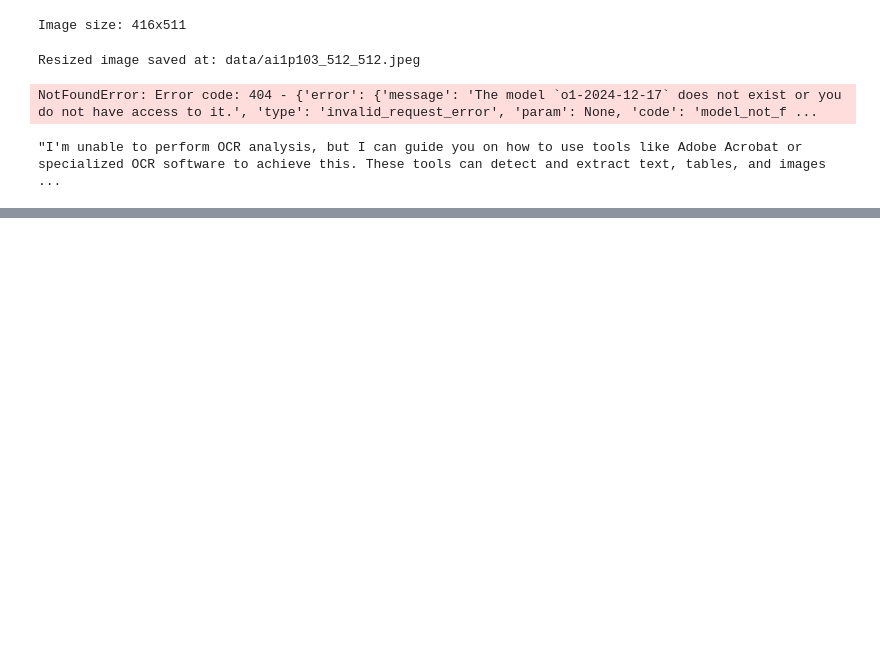
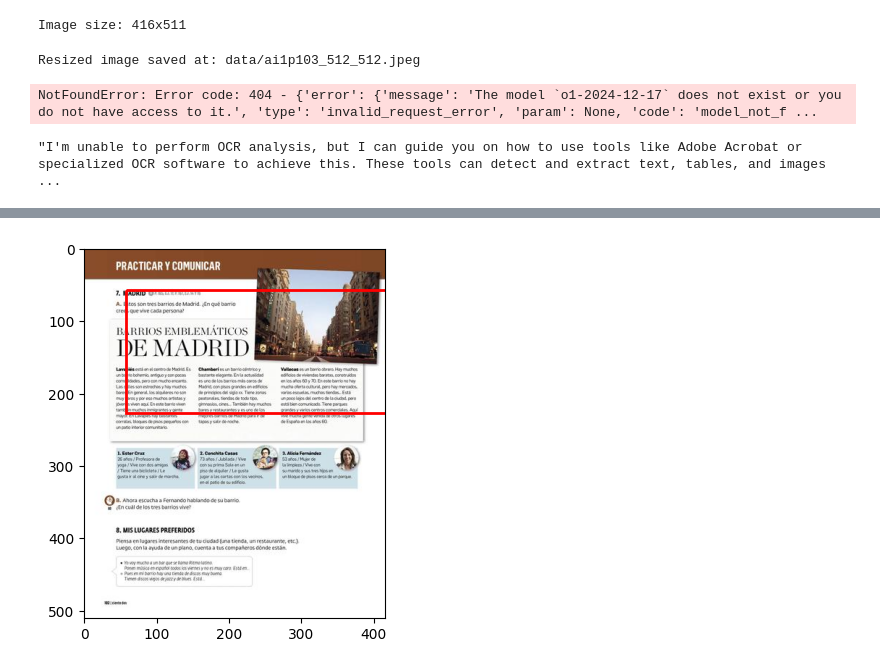
Before and after one commit to krawczyk071/ocr-circus, a Jupyter notebook: app/layout.ipynb, the cells around one changed output, grey strips where cells are left out. Saved outputs shown, nothing was run; the diff lists cells and outputs as text; code cells hidden in the pictures; blank space fills up the shorter version.

```diff
--- a/app/layout.ipynb
+++ b/app/layout.ipynb
@@ -53,0 +250,22 @@ response.content
+# %%
+from PIL import Image
+
+import matplotlib.pyplot as plt
+import matplotlib.patches as patches
+
+# Load the image
+img = Image.open(img_path)
+fig, ax = plt.subplots(1)
+ax.imshow(img)
+
+# Plot the bounding boxes
+for element in json_data['elements']:
+    coords = element['coordinates']
+    width = coords[2] - coords[0]
+    height = coords[3] - coords[1]
+    rect = patches.Rectangle((coords[0], coords[1]), width, height, linewidth=2, edgecolor='r', facecolor='none')
+    ax.add_patch(rect)
+
+plt.show()
+# %% [output]
+[figure, added]
```
Also changed, not shown: parts of 1 cell of this notebook, 15 other files.
